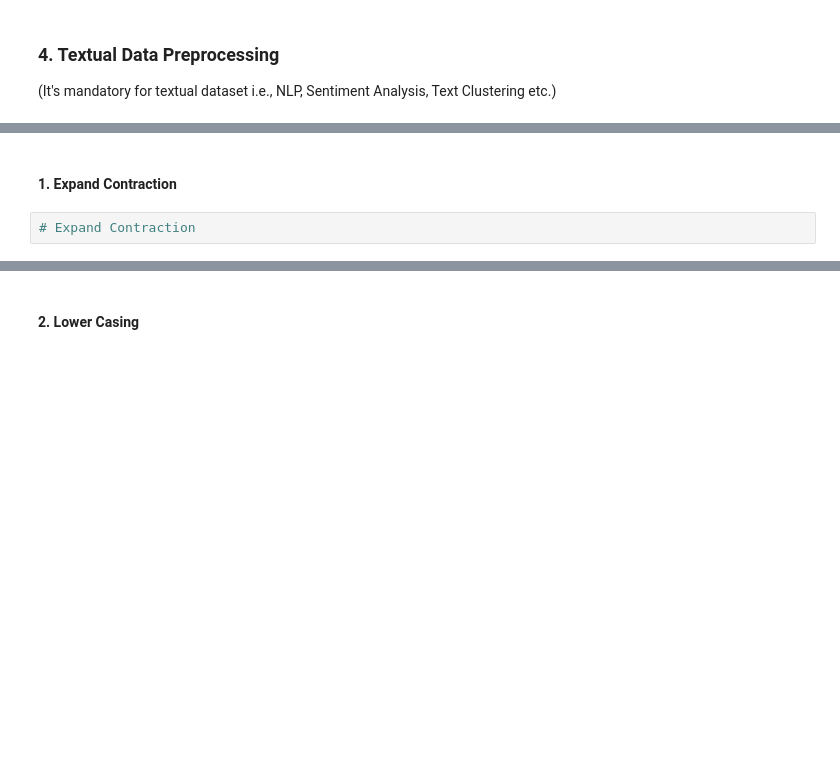
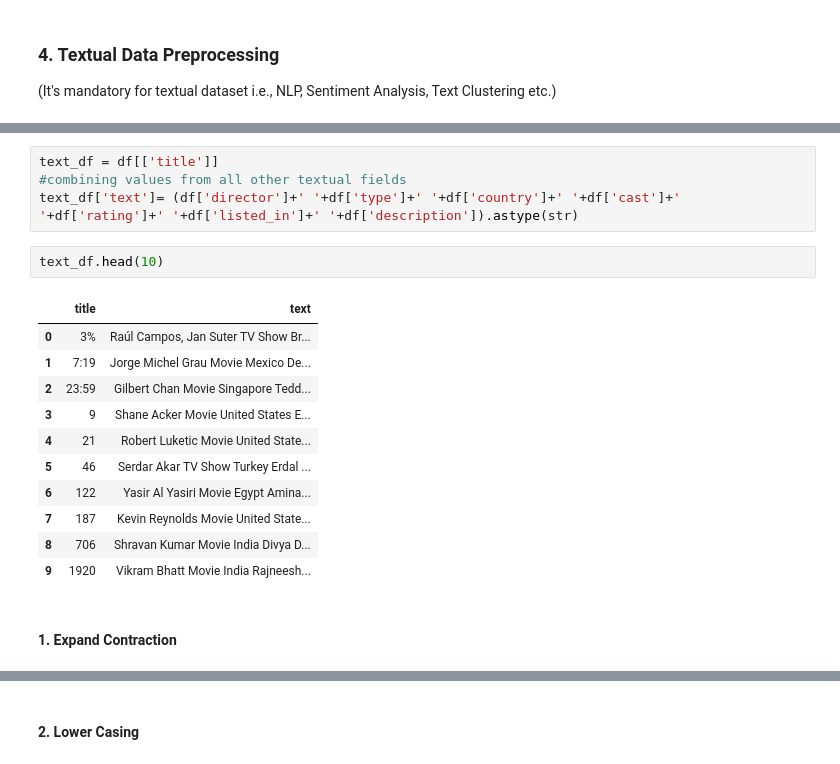
Before and after one commit to Sanjeevhegde009/Netflix-Movies-and-TV-Shows-Clustering, a Jupyter notebook: Netflix_Movies_Clustering.ipynb, the cells around one changed output, grey strips where cells are left out. Saved outputs shown, nothing was run; the diff lists cells and outputs as text; blank space fills up the shorter version.

```diff
--- a/Netflix_Movies_Clustering.ipynb
+++ b/Netflix_Movies_Clustering.ipynb
@@ -904,4 +883,20 @@ Answer Here.
+# %%
+text_df = df[['title']]
+#combining values from all other textual fields
+text_df['text']= (df['director']+' '+df['type']+' '+df['country']+' '+df['cast']+' '+df['rating']+' '+df['listed_in']+' '+df['description']).astype(str)
+# %%
+text_df.head(10)
+# %% [output]
+|  | title | text |
+| 0 | 3% | Raúl Campos, Jan Suter TV Show Br... |
+| 1 | 7:19 | Jorge Michel Grau Movie Mexico De... |
+| 2 | 23:59 | Gilbert Chan Movie Singapore Tedd... |
+| 3 | 9 | Shane Acker Movie United States E... |
+| 4 | 21 | Robert Luketic Movie United State... |
+| 5 | 46 | Serdar Akar TV Show Turkey Erdal ... |
+| 6 | 122 | Yasir Al Yasiri Movie Egypt Amina... |
+| 7 | 187 | Kevin Reynolds Movie United State... |
+| 8 | 706 | Shravan Kumar Movie India Divya D... |
+| 9 | 1920 | Vikram Bhatt Movie India Rajneesh... |
 # %% [markdown]
 #### 1. Expand Contraction
-# %%
-# Expand Contraction
```
Also changed, not shown: parts of 74 cells of this notebook.
